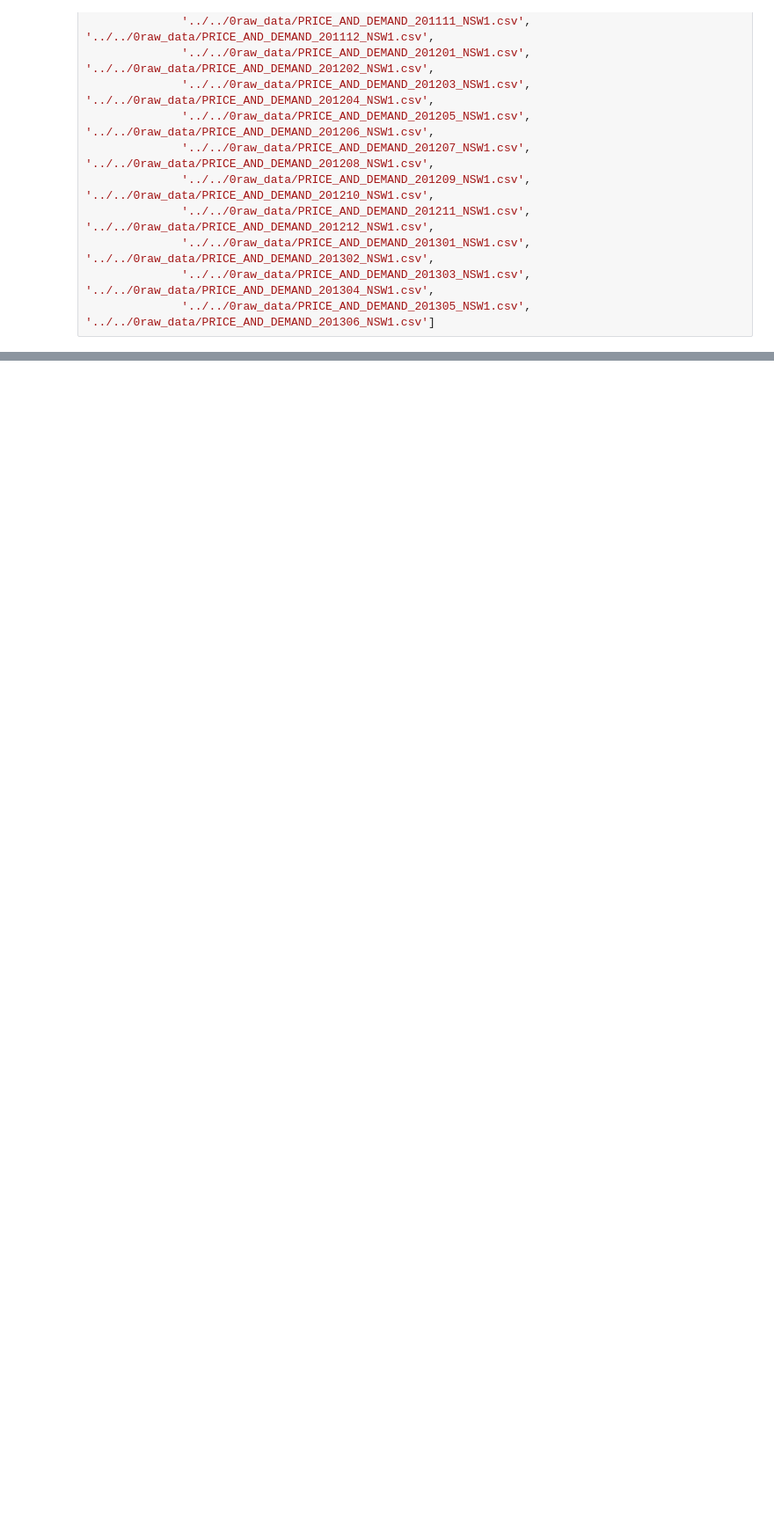
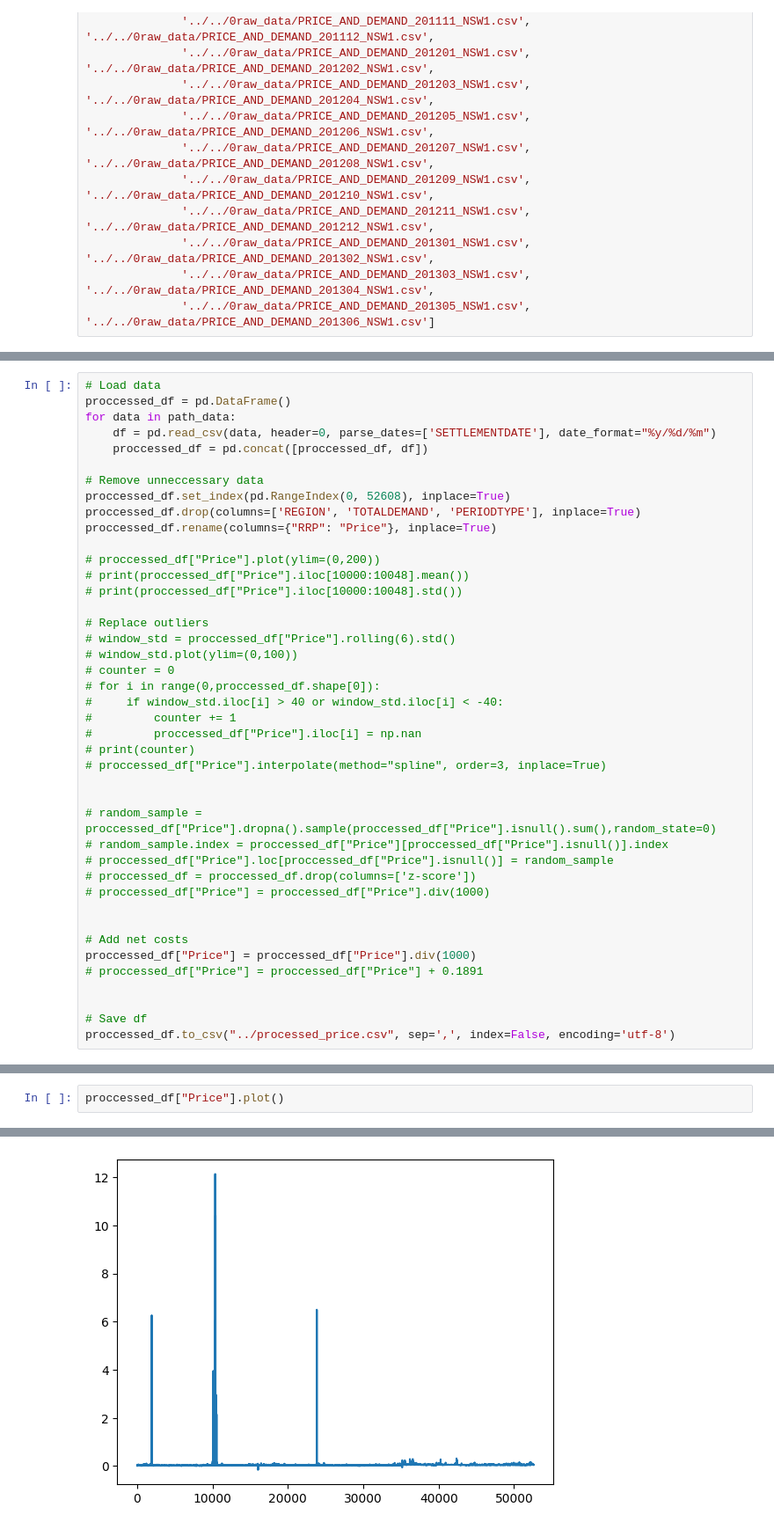
Before and after one commit to JonasSievers/Federated-Reinforcement-Learning-for-Battery-Charging, a Jupyter notebook: data/1process_data/data_preprocessing_scripts/price_preproccessing.ipynb, the cells around one changed output, grey strips where cells are left out. Shown: that part at 88% size. Drawn from its saved outputs; the diff is of its cells as text; blank space fills up the shorter version.

Commit message:
added data analysis

```diff
--- a/data/1process_data/data_preprocessing_scripts/price_preproccessing.ipynb
+++ b/data/1process_data/data_preprocessing_scripts/price_preproccessing.ipynb
@@ -57,0 +27,42 @@ proccessed_df.to_csv("../processed_price.csv", sep=',', index=False, encoding='u
+# %%
+# Load data
+proccessed_df = pd.DataFrame()
+for data in path_data:
+    df = pd.read_csv(data, header=0, parse_dates=['SETTLEMENTDATE'], date_format="%y/%d/%m")
+    proccessed_df = pd.concat([proccessed_df, df])
+
+# Remove unneccessary data
+proccessed_df.set_index(pd.RangeIndex(0, 52608), inplace=True)
+proccessed_df.drop(columns=['REGION', 'TOTALDEMAND', 'PERIODTYPE'], inplace=True)
+proccessed_df.rename(columns={"RRP": "Price"}, inplace=True)
+
+# proccessed_df["Price"].plot(ylim=(0,200))
+# print(proccessed_df["Price"].iloc[10000:10048].mean())
+# print(proccessed_df["Price"].iloc[10000:10048].std())
+
+# Replace outliers
+# window_std = proccessed_df["Price"].rolling(6).std()
+# window_std.plot(ylim=(0,100))
+# counter = 0
+# for i in range(0,proccessed_df.shape[0]):
+#     if window_std.iloc[i] > 40 or window_std.iloc[i] < -40:
+#         counter += 1
+#         proccessed_df["Price"].iloc[i] = np.nan
+# print(counter)
+# proccessed_df["Price"].interpolate(method="spline", order=3, inplace=True)
+
+
+# random_sample = proccessed_df["Price"].dropna().sample(proccessed_df["Price"].isnull().sum(),random_state=0)
+# random_sample.index = proccessed_df["Price"][proccessed_df["Price"].isnull()].index
+# proccessed_df["Price"].loc[proccessed_df["Price"].isnull()] = random_sample
+# proccessed_df = proccessed_df.drop(columns=['z-score'])
+# proccessed_df["Price"] = proccessed_df["Price"].div(1000)
+
+
+# Add net costs
+proccessed_df["Price"] = proccessed_df["Price"].div(1000)
+# proccessed_df["Price"] = proccessed_df["Price"] + 0.1891
+
+
+# Save df
+proccessed_df.to_csv("../processed_price.csv", sep=',', index=False, encoding='utf-8')
@@ -57,0 +71,3 @@ proccessed_df.to_csv("../processed_price.csv", sep=',', index=False, encoding='u
+# %%
+proccessed_df["Price"].plot()
+# %% [output]
@@ -57,0 +75 @@ proccessed_df.to_csv("../processed_price.csv", sep=',', index=False, encoding='u
+[figure, added]
```
Also changed, not shown: parts of 42 cells of this notebook, 6 other files.
